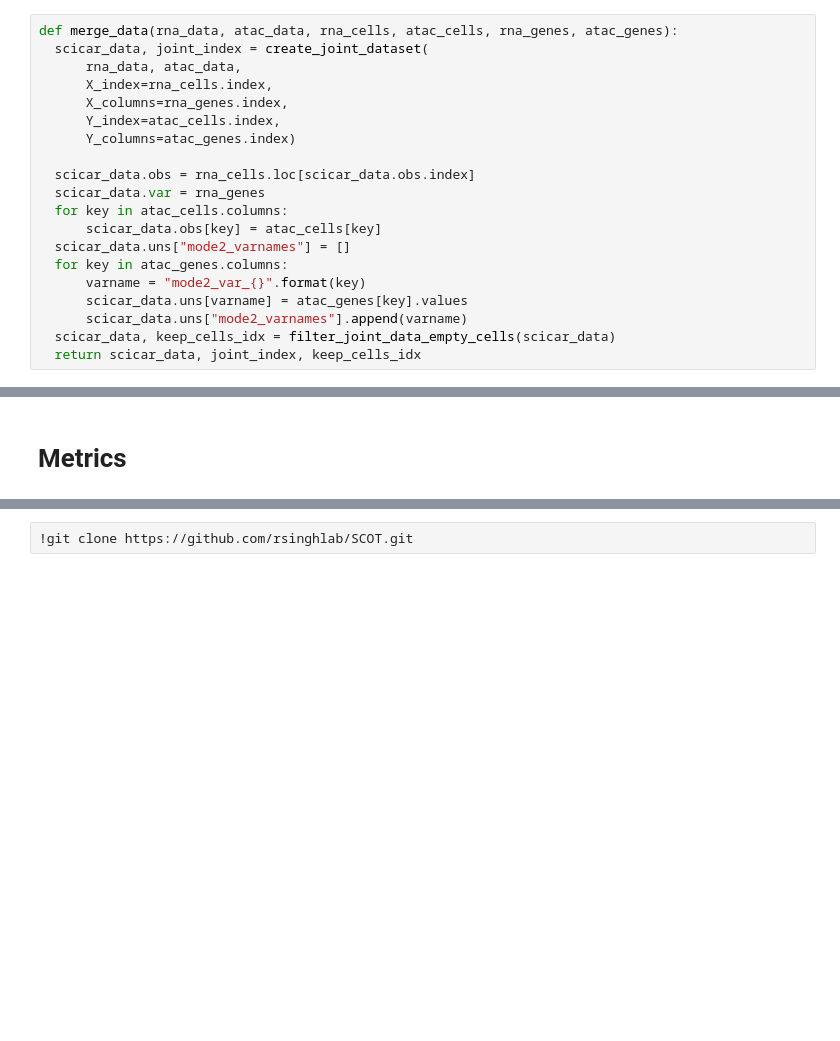
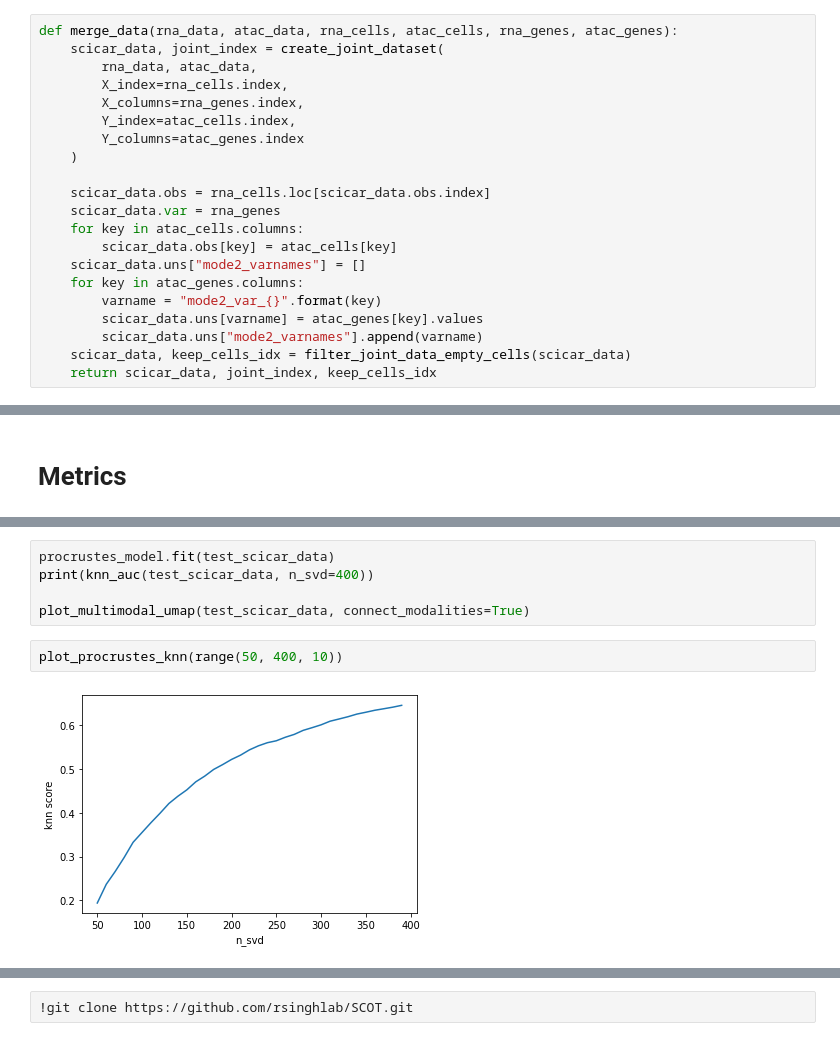
Before and after one commit to jiayueg/multimodal, a Jupyter notebook: baseline_methods.ipynb, the cells around one changed output, grey strips where cells are left out. Saved outputs shown, nothing was run; the diff lists cells and outputs as text; blank space fills up the shorter version.

```diff
--- a/baseline_methods.ipynb
+++ b/baseline_methods.ipynb
@@ -128,23 +146,24 @@ def filter_joint_data_empty_cells(adata):
     return adata, keep_cells
 # %%
 def merge_data(rna_data, atac_data, rna_cells, atac_cells, rna_genes, atac_genes):
-  scicar_data, joint_index = create_joint_dataset(
-      rna_data, atac_data,
-      X_index=rna_cells.index,
-      X_columns=rna_genes.index,
-      Y_index=atac_cells.index,
-      Y_columns=atac_genes.index)
+    scicar_data, joint_index = create_joint_dataset(
+        rna_data, atac_data,
+        X_index=rna_cells.index,
+        X_columns=rna_genes.index,
+        Y_index=atac_cells.index,
+        Y_columns=atac_genes.index
+    )
 
-  scicar_data.obs = rna_cells.loc[scicar_data.obs.index]
-  scicar_data.var = rna_genes
-  for key in atac_cells.columns:
-      scicar_data.obs[key] = atac_cells[key]
-  scicar_data.uns["mode2_varnames"] = []
-  for key in atac_genes.columns:
-      varname = "mode2_var_{}".format(key)
-      scicar_data.uns[varname] = atac_genes[key].values
-      scicar_data.uns["mode2_varnames"].append(varname)
-  scicar_data, keep_cells_idx = filter_joint_data_empty_cells(scicar_data)
-  return scicar_data, joint_index, keep_cells_idx
+    scicar_data.obs = rna_cells.loc[scicar_data.obs.index]
+    scicar_data.var = rna_genes
+    for key in atac_cells.columns:
+        scicar_data.obs[key] = atac_cells[key]
+    scicar_data.uns["mode2_varnames"] = []
+    for key in atac_genes.columns:
+        varname = "mode2_var_{}".format(key)
+        scicar_data.uns[varname] = atac_genes[key].values
+        scicar_data.uns["mode2_varnames"].append(varname)
+    scicar_data, keep_cells_idx = filter_joint_data_empty_cells(scicar_data)
+    return scicar_data, joint_index, keep_cells_idx
 # %%
 def subset_joint_data(adata, n_cells=600, n_genes=1500):
@@ -320,0 +393,9 @@ def procrustes(adata, n_svd=100):
+# %%
+procrustes_model.fit(test_scicar_data)
+print(knn_auc(test_scicar_data, n_svd=400))
+
+plot_multimodal_umap(test_scicar_data, connect_modalities=True)
+# %%
+plot_procrustes_knn(range(50, 400, 10))
+# %% [output]
+[figure, added]
```
Also changed, not shown: parts of 45 cells of this notebook, 1 other file.
